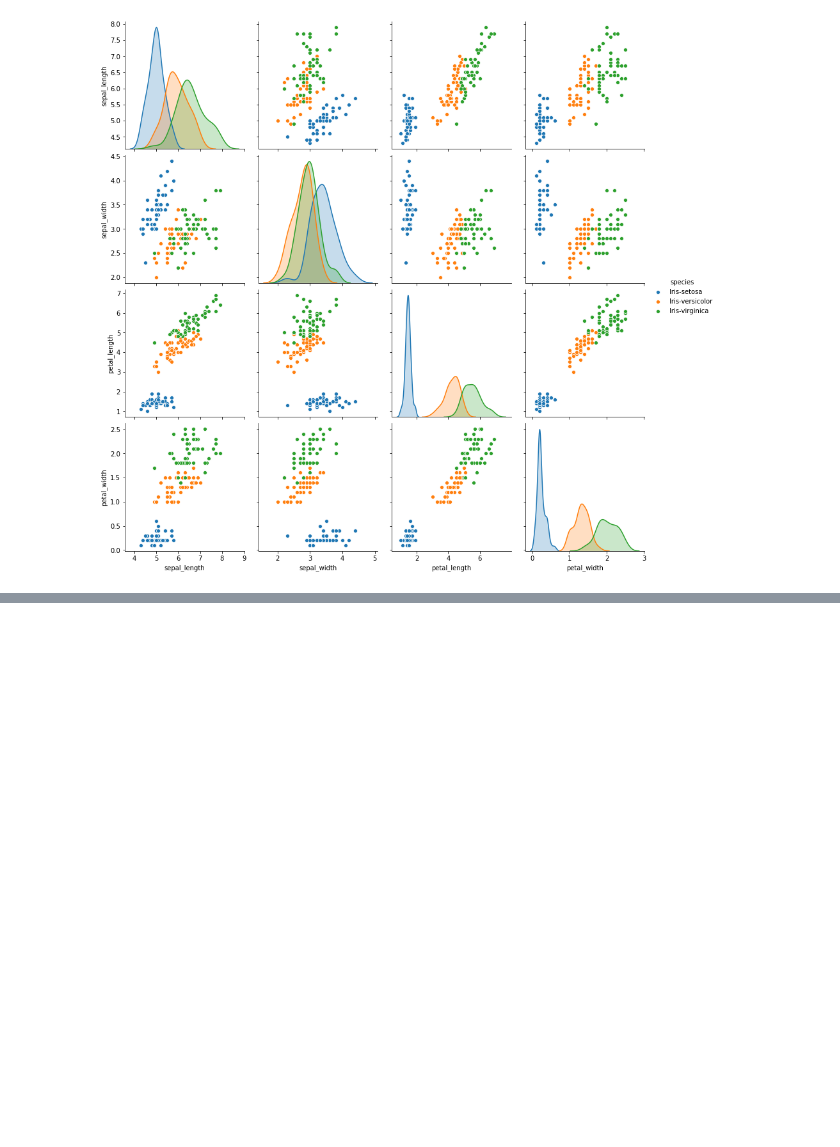
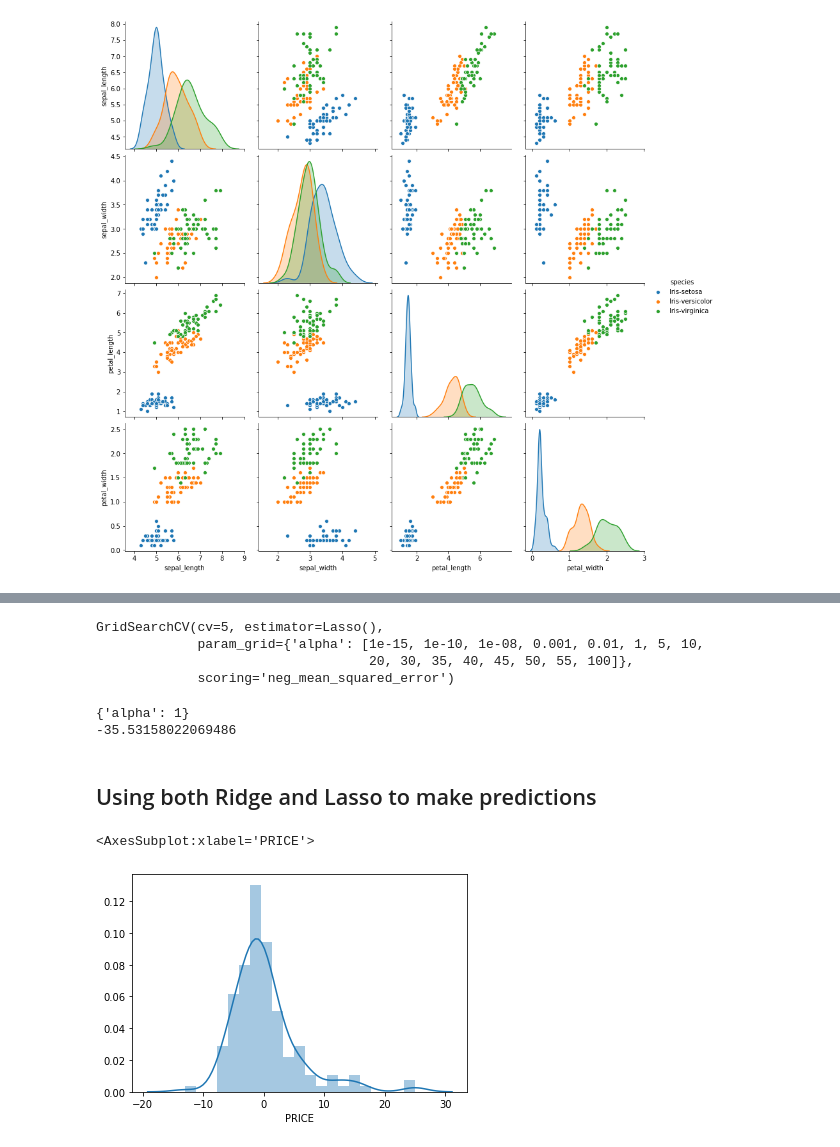
Before and after one commit to Anshul-GH/machine-learning, a Jupyter notebook: machine-learning-data-preprocessing/Code/warmup-exercises.ipynb, the cells around one changed output, grey strips where cells are left out. Cells and saved outputs as stored; diff of their text form; code cells hidden in the pictures; blank space fills up the shorter version.

```diff
--- a/machine-learning-data-preprocessing/Code/warmup-exercises.ipynb
+++ b/machine-learning-data-preprocessing/Code/warmup-exercises.ipynb
@@ -251,0 +358,7 @@ sns.pairplot(df, hue='species', size=3)
+# %%
+ridge=Ridge()
+parameters = {
+    'alpha': [1e-15, 1e-10, 1e-8, 1e-3, 1e-2, 1, 5, 10, 20, 30, 35, 40, 45, 50, 55, 100]
+}
+ridge_regressor = GridSearchCV(ridge, parameters, scoring='neg_mean_squared_error', cv=5)
+ridge_regressor.fit(X, y)
@@ -251,0 +381,32 @@ sns.pairplot(df, hue='species', size=3)
+# %%
+lasso=Lasso()
+parameters = {
+    'alpha': [1e-15, 1e-10, 1e-8, 1e-3, 1e-2, 1, 5, 10, 20, 30, 35, 40, 45, 50, 55, 100]
+}
+lasso_regressor = GridSearchCV(lasso, parameters, scoring='neg_mean_squared_error', cv=5)
+lasso_regressor.fit(X, y)
+# %% [output]
+GridSearchCV(cv=5, estimator=Lasso(),
+             param_grid={'alpha': [1e-15, 1e-10, 1e-08, 0.001, 0.01, 1, 5, 10,
+                                   20, 30, 35, 40, 45, 50, 55, 100]},
+             scoring='neg_mean_squared_error')
+# %%
+print(lasso_regressor.best_params_)
+print(lasso_regressor.best_score_)
+# %% [output]
+{'alpha': 1}
+-35.53158022069486
+# %% [markdown]
+## Using both Ridge and Lasso to make predictions
+# %%
+from sklearn.model_selection import train_test_split
+X_train, X_test, y_train, y_test = train_test_split(X, y, test_size=0.3, random_state=0)
+# %%
+prediction_ridge = ridge_regressor.predict(X_test)
+prediction_lasso = lasso_regressor.predict(X_test)
+# %%
+import seaborn as sns
+sns.distplot(y_test - prediction_lasso)
+# %% [output]
+<AxesSubplot:xlabel='PRICE'>
+[figure, added]
```
Also changed, not shown: parts of 26 cells of this notebook.
